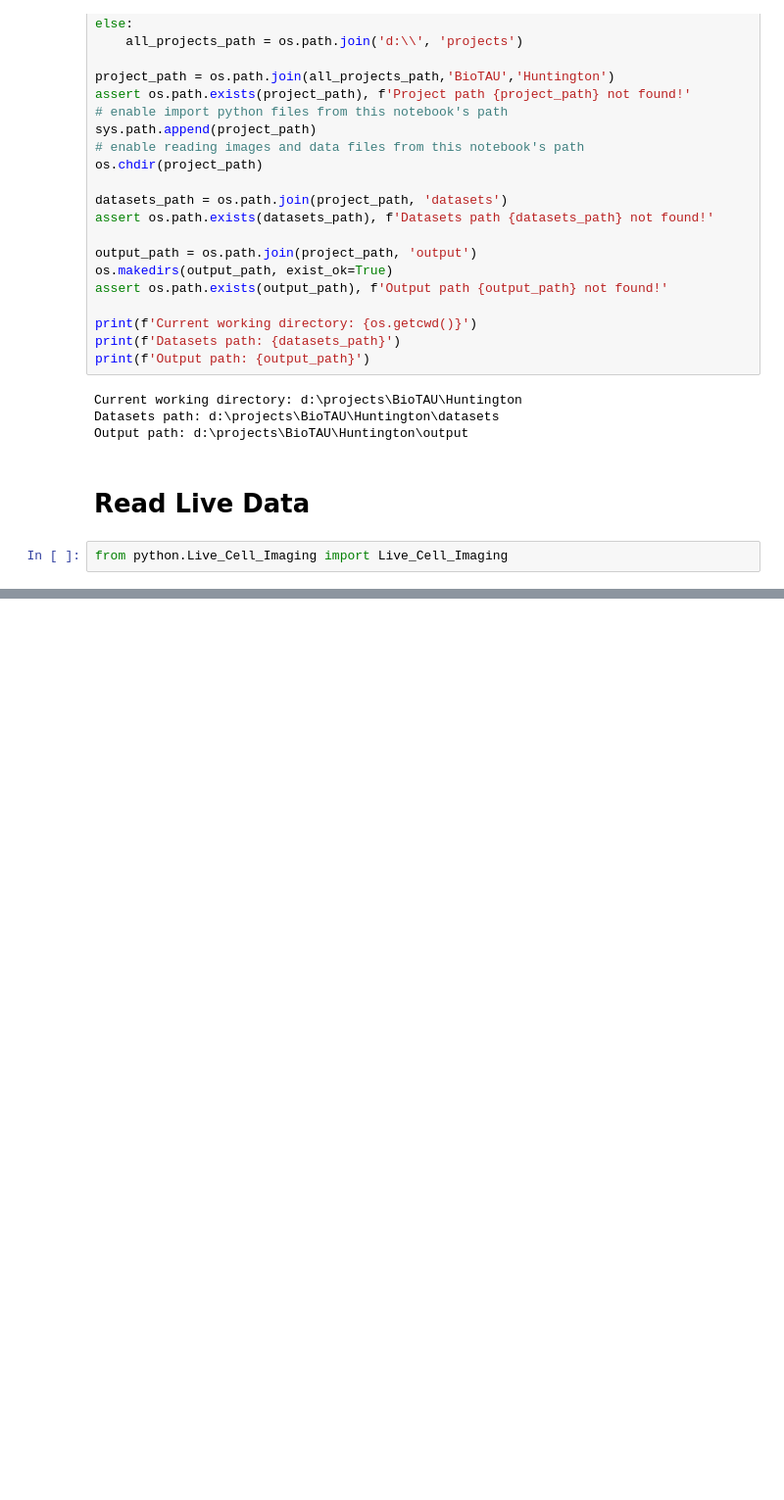
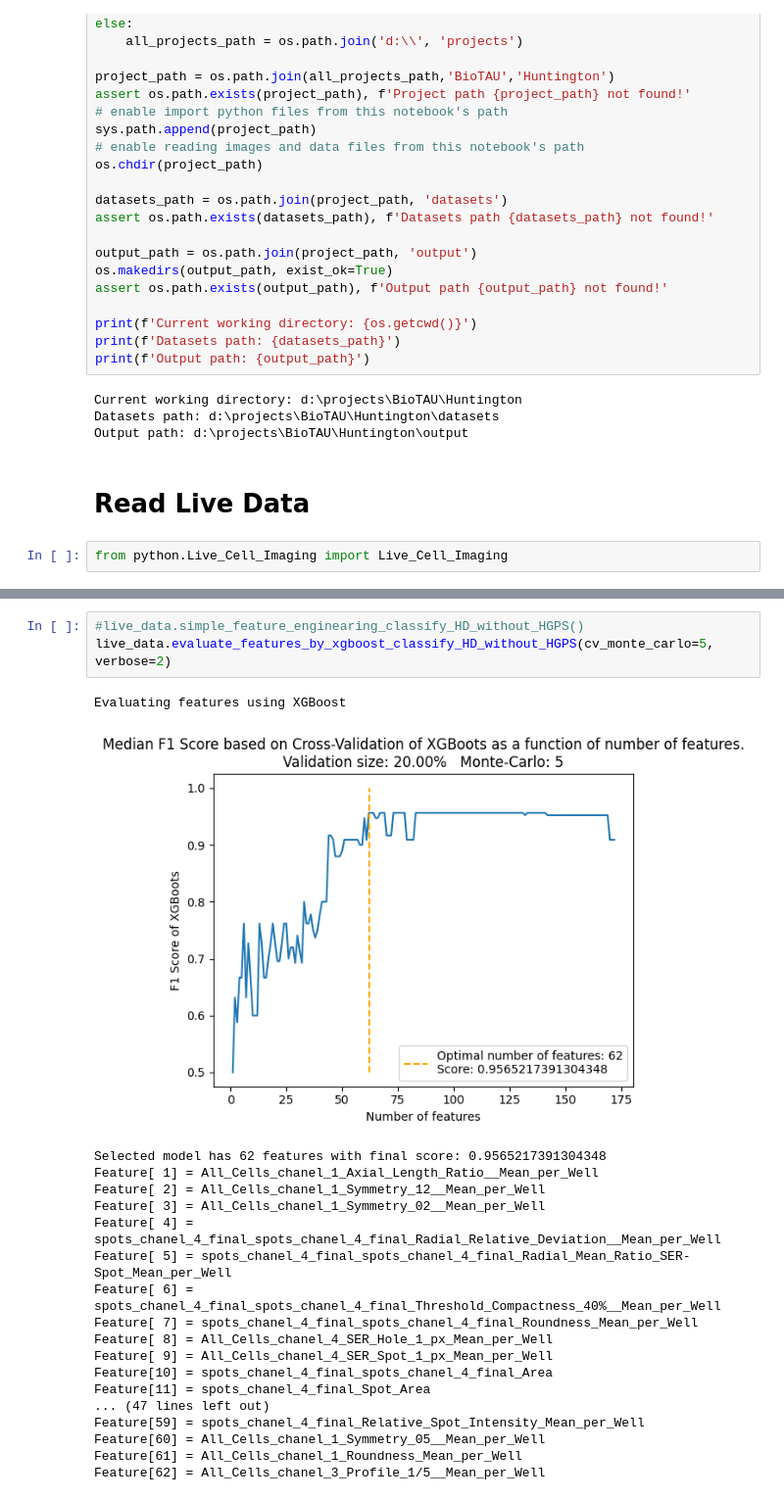
Before and after one commit to drormeir/Huntington, a Jupyter notebook: notebooks/Live_Cell_Imaging_Notebook.ipynb, the cells around one changed output, grey strips where cells are left out. Shown at 98% size. Saved outputs shown, nothing was run; the diff lists cells and outputs as text; blank space fills up the shorter version.

Commit message:
Simple feature engineering using XGBoost on Live data

```diff
--- a/notebooks/Live_Cell_Imaging_Notebook.ipynb
+++ b/notebooks/Live_Cell_Imaging_Notebook.ipynb
@@ -91,0 +101,23 @@ Name: Num_Wells, dtype: int64
+# %%
+#live_data.simple_feature_enginearing_classify_HD_without_HGPS()
+live_data.evaluate_features_by_xgboost_classify_HD_without_HGPS(cv_monte_carlo=5, verbose=2)
+# %% [output]
+Evaluating features using XGBoost
+[figure, added]
+Selected model has 62 features with final score: 0.9565217391304348
+Feature[ 1] = All_Cells_chanel_1_Axial_Length_Ratio__Mean_per_Well
+Feature[ 2] = All_Cells_chanel_1_Symmetry_12__Mean_per_Well
+Feature[ 3] = All_Cells_chanel_1_Symmetry_02__Mean_per_Well
+Feature[ 4] = spots_chanel_4_final_spots_chanel_4_final_Radial_Relative_Deviation__Mean_per_Well
+Feature[ 5] = spots_chanel_4_final_spots_chanel_4_final_Radial_Mean_Ratio_SER-Spot_Mean_per_Well
+Feature[ 6] = spots_chanel_4_final_spots_chanel_4_final_Threshold_Compactness_40%__Mean_per_Well
+Feature[ 7] = spots_chanel_4_final_spots_chanel_4_final_Roundness_Mean_per_Well
+Feature[ 8] = All_Cells_chanel_4_SER_Hole_1_px_Mean_per_Well
+Feature[ 9] = All_Cells_chanel_4_SER_Spot_1_px_Mean_per_Well
+Feature[10] = spots_chanel_4_final_spots_chanel_4_final_Area
+Feature[11] = spots_chanel_4_final_Spot_Area
+... (47 lines left out)
+Feature[59] = spots_chanel_4_final_Relative_Spot_Intensity_Mean_per_Well
+Feature[60] = All_Cells_chanel_1_Symmetry_05__Mean_per_Well
+Feature[61] = All_Cells_chanel_1_Roundness_Mean_per_Well
+Feature[62] = All_Cells_chanel_3_Profile_1/5__Mean_per_Well
```
Also changed, not shown: parts of 1 cell of this notebook, 3 other files.
